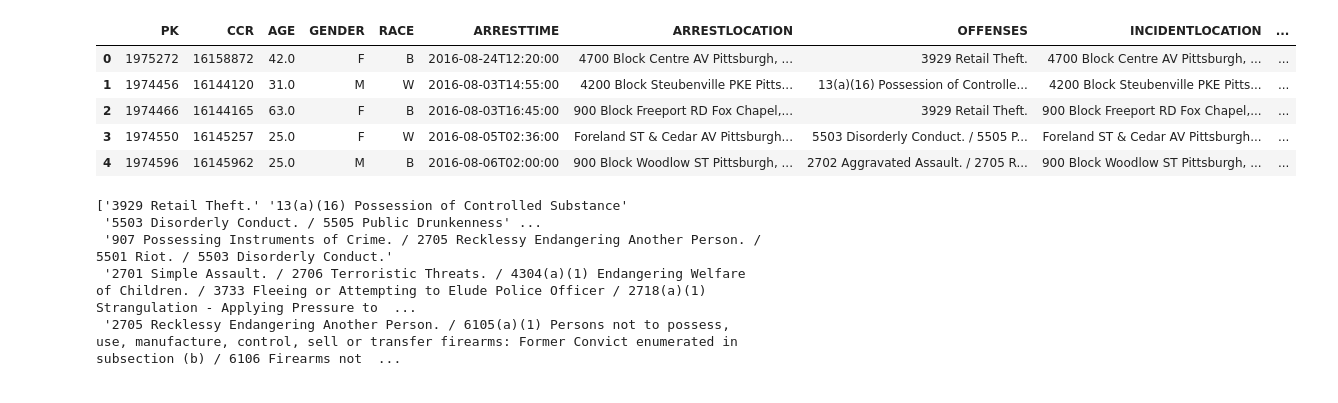
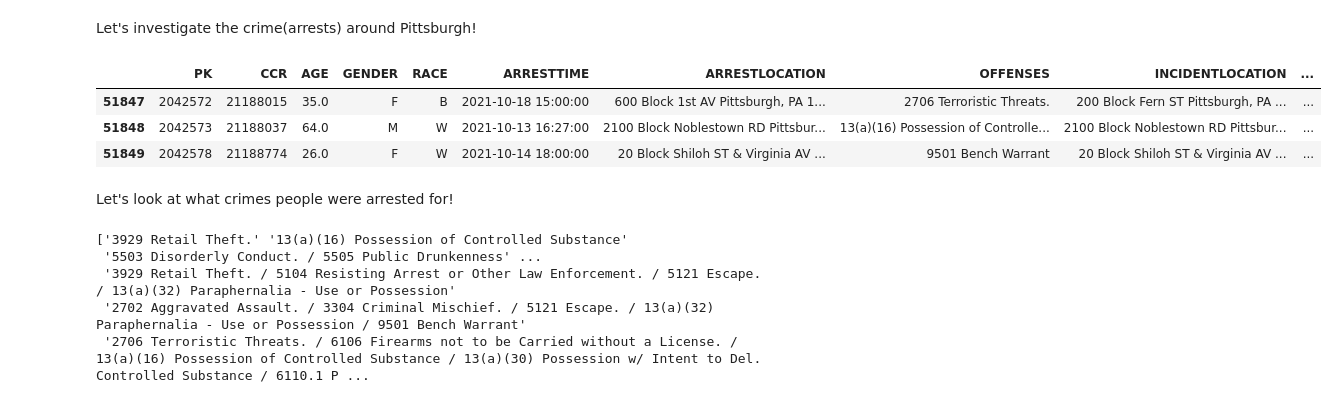
Before and after one commit to shinwookim/CMPINF-0010-Final-Project, a Jupyter notebook: Arrests (SHK148).ipynb, the cells around one changed output. Saved outputs shown, nothing was run; the diff lists cells and outputs as text; code cells hidden in the pictures.

```diff
--- a/Arrests (SHK148).ipynb
+++ b/Arrests (SHK148).ipynb
@@ -19,24 +18,30 @@ ModuleNotFoundError: No module named 'numpy'
+# %% [markdown]
+Let's investigate the crime(arrests) around Pittsburgh!
 # %%
 # load data from data set
 arrests = pd.read_csv("https://data.wprdc.org/datastore/dump/e03a89dd-134a-4ee8-a2bd-62c40aeebc6f")
 # %%
 # Dropping unnecessary columns
 arrests.drop(['INCIDENTZONE','INCIDENTTRACT', 'COUNCIL_DISTRICT', 'X', 'Y', 'PUBLIC_WORKS_DIVISION',], axis=1, inplace=True)
+
+
 # Formatting arrest time properly
-arrests['ARRESTTIME'] = pd.to_datetime(df['ARRESTTIME'])
-arrests.head()
+arrests['ARRESTTIME'] = pd.to_datetime(arrests['ARRESTTIME'])
+
+
+arrests.tail(3)
 # %% [output]
 |  | PK | CCR | AGE | GENDER | RACE | ARRESTTIME | ARRESTLOCATION | OFFENSES | INCIDENTLOCATION | ... |
-| 0 | 1975272 | 16158872 | 42.0 | F | B | 2016-08-24T12:20:00 | 4700 Block Centre AV Pittsburgh, ... | 3929 Retail Theft. | 4700 Block Centre AV Pittsburgh, ... | ... |
-| 1 | 1974456 | 16144120 | 31.0 | M | W | 2016-08-03T14:55:00 | 4200 Block Steubenville PKE Pitts... | 13(a)(16) Possession of Controlle... | 4200 Block Steubenville PKE Pitts... | ... |
-| 2 | 1974466 | 16144165 | 63.0 | F | B | 2016-08-03T16:45:00 | 900 Block Freeport RD Fox Chapel,... | 3929 Retail Theft. | 900 Block Freeport RD Fox Chapel,... | ... |
-| 3 | 1974550 | 16145257 | 25.0 | F | W | 2016-08-05T02:36:00 | Foreland ST & Cedar AV Pittsburgh... | 5503 Disorderly Conduct. / 5505 P... | Foreland ST & Cedar AV Pittsburgh... | ... |
-| 4 | 1974596 | 16145962 | 25.0 | M | B | 2016-08-06T02:00:00 | 900 Block Woodlow ST Pittsburgh, ... | 2702 Aggravated Assault. / 2705 R... | 900 Block Woodlow ST Pittsburgh, ... | ... |
+| 51847 | 2042572 | 21188015 | 35.0 | F | B | 2021-10-18 15:00:00 | 600 Block 1st AV Pittsburgh, PA 1... | 2706 Terroristic Threats. | 200 Block Fern ST Pittsburgh, PA ... | ... |
+| 51848 | 2042573 | 21188037 | 64.0 | M | W | 2021-10-13 16:27:00 | 2100 Block Noblestown RD Pittsbur... | 13(a)(16) Possession of Controlle... | 2100 Block Noblestown RD Pittsbur... | ... |
+| 51849 | 2042578 | 21188774 | 26.0 | F | W | 2021-10-14 18:00:00 | 20 Block Shiloh ST & Virginia AV ... | 9501 Bench Warrant | 20 Block Shiloh ST & Virginia AV ... | ... |
+# %% [markdown]
+Let's look at what crimes people were arrested for!
 # %%
 print (arrests["OFFENSES"].unique())
 # %% [output]
 ['3929 Retail Theft.' '13(a)(16) Possession of Controlled Substance'
  '5503 Disorderly Conduct. / 5505 Public Drunkenness' ...
- '907 Possessing Instruments of Crime. / 2705 Recklessy Endangering Another Person. / 5501 Riot. / 5503 Disorderly Conduct.'
- '2701 Simple Assault. / 2706 Terroristic Threats. / 4304(a)(1) Endangering Welfare of Children. / 3733 Fleeing or Attempting to Elude Police Officer / 2718(a)(1) Strangulation - Applying Pressure to  ...
- '2705 Recklessy Endangering Another Person. / 6105(a)(1) Persons not to possess, use, manufacture, control, sell or transfer firearms: Former Convict enumerated in subsection (b) / 6106 Firearms not  ...
+ '3929 Retail Theft. / 5104 Resisting Arrest or Other Law Enforcement. / 5121 Escape. / 13(a)(32) Paraphernalia - Use or Possession'
+ '2702 Aggravated Assault. / 3304 Criminal Mischief. / 5121 Escape. / 13(a)(32) Paraphernalia - Use or Possession / 9501 Bench Warrant'
+ '2706 Terroristic Threats. / 6106 Firearms not to be Carried without a License. / 13(a)(16) Possession of Controlled Substance / 13(a)(30) Possession w/ Intent to Del. Controlled Substance / 6110.1 P ...
```
Also changed, not shown: parts of 12 cells of this notebook.
